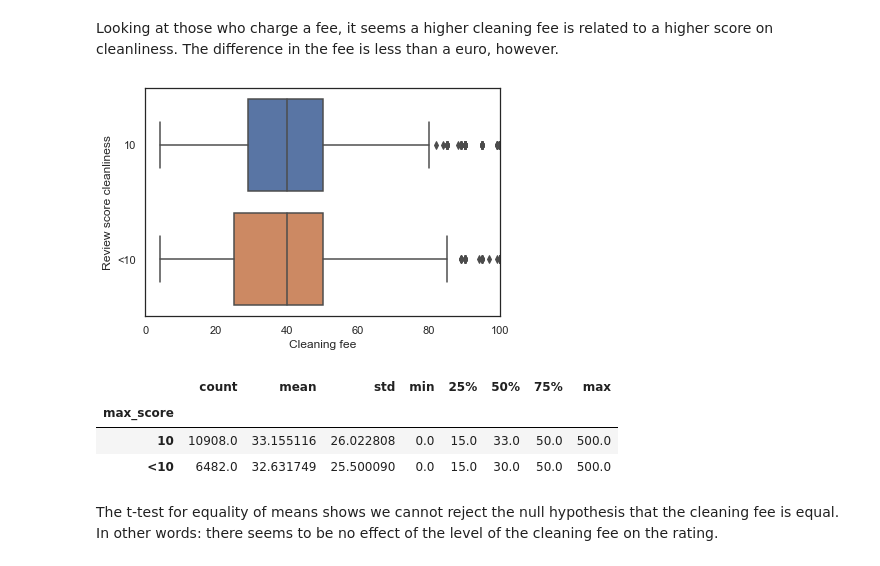
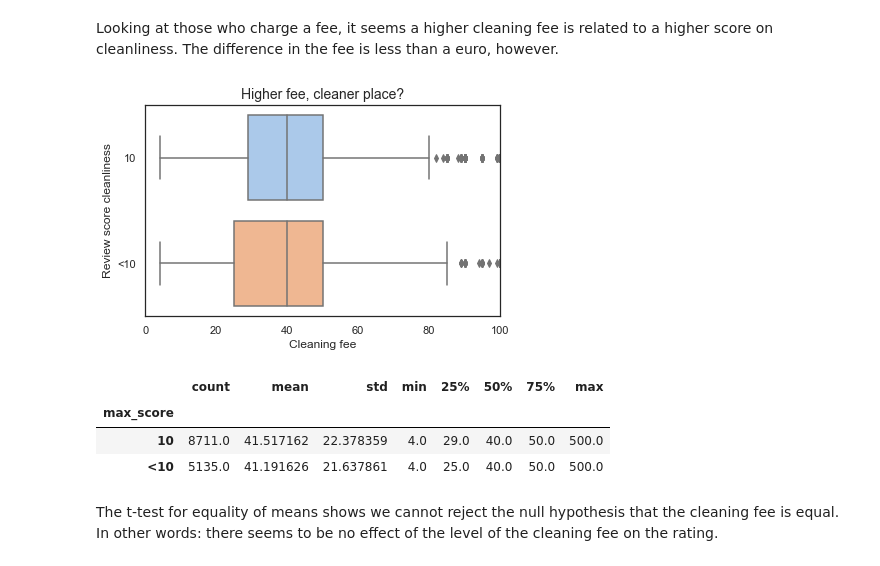
Before and after one commit to mwilkens1/Airbnb_clean, a Jupyter notebook: airbnb.ipynb, the cells around one changed output. Cells and saved outputs as stored; diff of their text form; code cells hidden in the pictures.

```diff
--- a/airbnb.ipynb
+++ b/airbnb.ipynb
@@ -12,6 +12,7 @@ import pandas as pd
 
 sns.set()
 sns.set_style("white")
+sns.set_palette("pastel")
 
 df = pd.read_csv("data/listings_amsterdam.csv", index_col="id", low_memory=False)
 # %% [markdown]
@@ -509,20 +521,21 @@ Looking at those who charge a fee, it seems a higher cleaning fee is related to
 # %%
 sns.boxplot(x='cleaning_fee',y="max_score", data=df[df.no_fee=='Cleaning fee'])
 plt.xlim(0, 100)
 plt.xlabel('Cleaning fee')
 plt.ylabel('Review score cleanliness')
+plt.title('Higher fee, cleaner place?', fontdict = dict({'fontsize': 14}))
 plt.tight_layout()
 plt.savefig("plots/cleanliness.png", dpi=300)
 plt.show()
 # %% [output]
-[figure, old version]
+[figure, new version]
 # %%
-df.groupby('max_score').cleaning_fee.describe()
+df[df.no_fee=='Cleaning fee'].groupby('max_score').cleaning_fee.describe()
 # %% [output]
 |  | count | mean | std | min | 25% | 50% | 75% | max |
 | max_score |  |  |  |  |  |  |  |  |
-| 10 | 10908.0 | 33.155116 | 26.022808 | 0.0 | 15.0 | 33.0 | 50.0 | 500.0 |
-| <10 | 6482.0 | 32.631749 | 25.500090 | 0.0 | 15.0 | 30.0 | 50.0 | 500.0 |
+| 10 | 8711.0 | 41.517162 | 22.378359 | 4.0 | 29.0 | 40.0 | 50.0 | 500.0 |
+| <10 | 5135.0 | 41.191626 | 21.637861 | 4.0 | 25.0 | 40.0 | 50.0 | 500.0 |
 # %% [markdown]
 The t-test for equality of means shows we cannot reject the null hypothesis that the cleaning fee is equal. In other words: there seems to be no effect of the level of the cleaning fee on the rating.
 # %%
```
Also changed, not shown: parts of 16 cells of this notebook, 5 other files.
